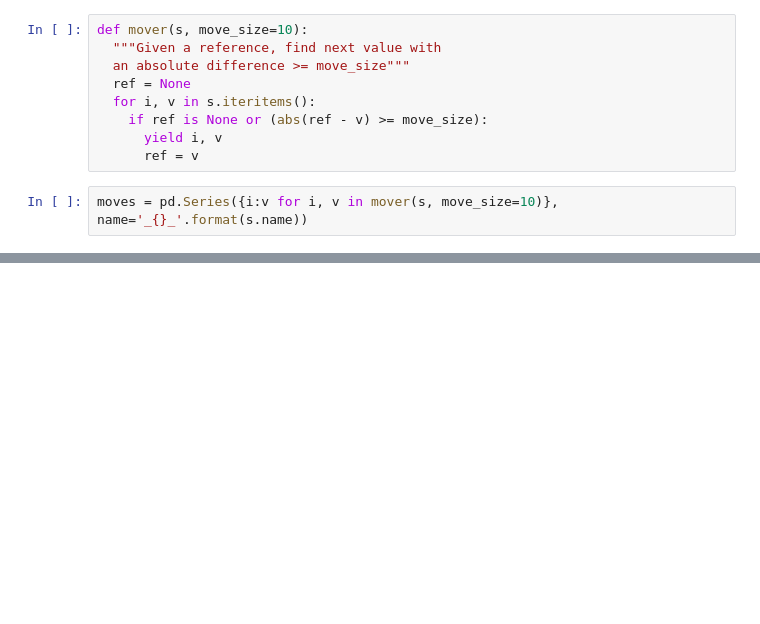
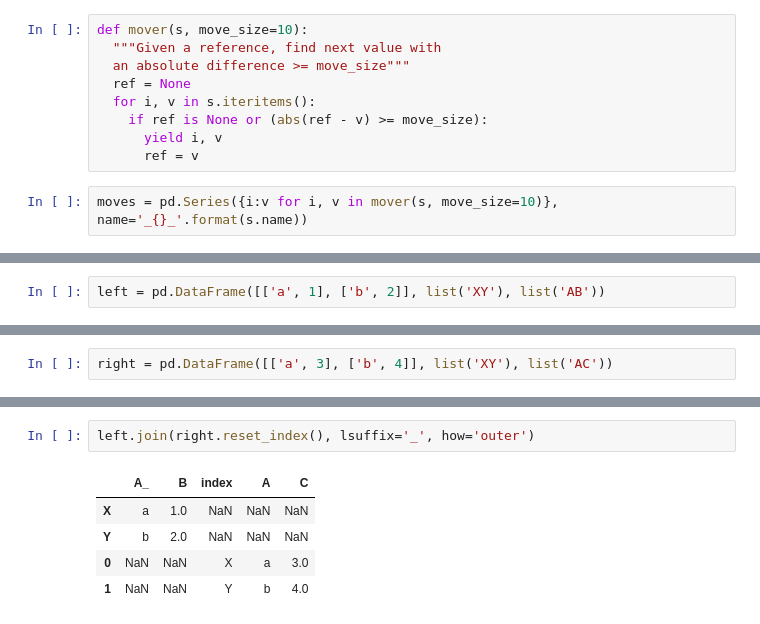
Before and after one commit to rajarameshchindu/datascience, a Jupyter notebook: Pandas.ipynb, the cells around one changed output, grey strips where cells are left out. Drawn from its saved outputs; the diff is of its cells as text; blank space fills up the shorter version.

```diff
--- a/Pandas.ipynb
+++ b/Pandas.ipynb
@@ -1762,0 +2323,2 @@ moves = pd.Series({i:v for i, v in mover(s, move_size=10)}, name='_{}_'.format(s
+# %%
+left = pd.DataFrame([['a', 1], ['b', 2]], list('XY'), list('AB'))
@@ -1762,0 +2331,2 @@ moves = pd.Series({i:v for i, v in mover(s, move_size=10)}, name='_{}_'.format(s
+# %%
+right = pd.DataFrame([['a', 3], ['b', 4]], list('XY'), list('AC'))
@@ -1762,0 +2345,8 @@ moves = pd.Series({i:v for i, v in mover(s, move_size=10)}, name='_{}_'.format(s
+# %%
+left.join(right.reset_index(), lsuffix='_', how='outer')
+# %% [output]
+|  | A_ | B | index | A | C |
+| X | a | 1.0 | NaN | NaN | NaN |
+| Y | b | 2.0 | NaN | NaN | NaN |
+| 0 | NaN | NaN | X | a | 3.0 |
+| 1 | NaN | NaN | Y | b | 4.0 |
```
Also changed, not shown: parts of 130 cells of this notebook.
